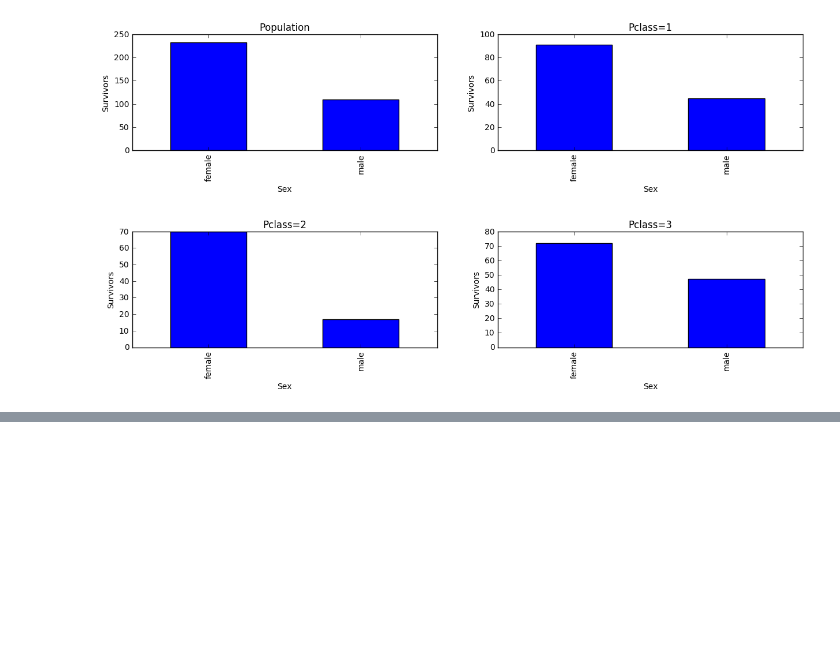
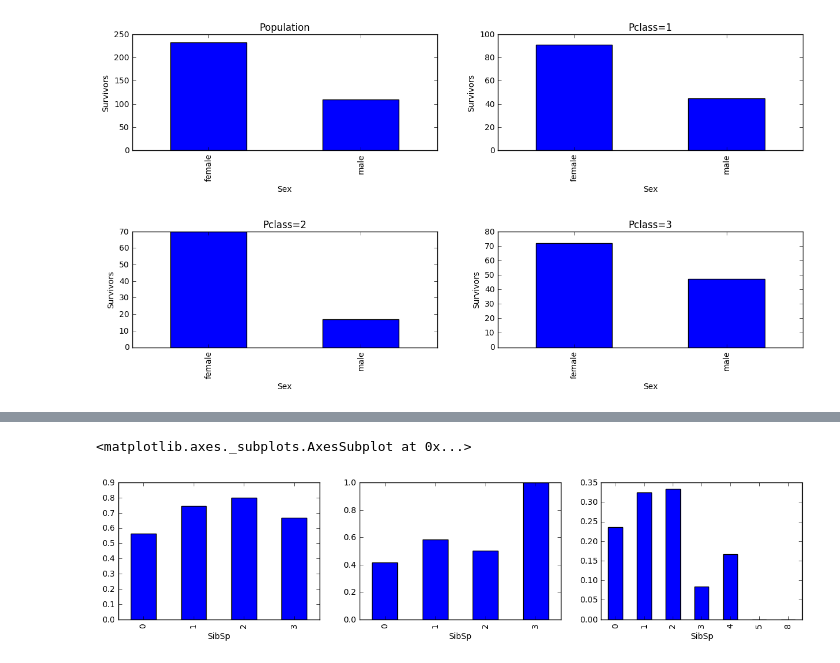
Before and after one commit to deep-diver/Data-Analysis-on-Titanic, a Jupyter notebook: titanic-analysis.ipynb, the cells around one changed output, grey strips where cells are left out. Cells and saved outputs as stored; diff of their text form; code cells hidden in the pictures; blank space fills up the shorter version.

```diff
--- a/titanic-analysis.ipynb
+++ b/titanic-analysis.ipynb
@@ -179,0 +194,9 @@ It looks like so regardless of Pclass.
+# %%
+fig, ax = plt.subplots(1, 3, figsize=(15, 3))
+
+titanic_df.query('Pclass == 1').groupby('SibSp')['Survived'].mean().plot(kind='bar', ax=ax[0])
+titanic_df.query('Pclass == 2').groupby('SibSp')['Survived'].mean().plot(kind='bar', ax=ax[1])
+titanic_df.query('Pclass == 3').groupby('SibSp')['Survived'].mean().plot(kind='bar', ax=ax[2])
+# %% [output]
+<matplotlib.axes._subplots.AxesSubplot at 0x...>
+[figure, added]
```
Also changed, not shown: parts of 7 cells of this notebook.
